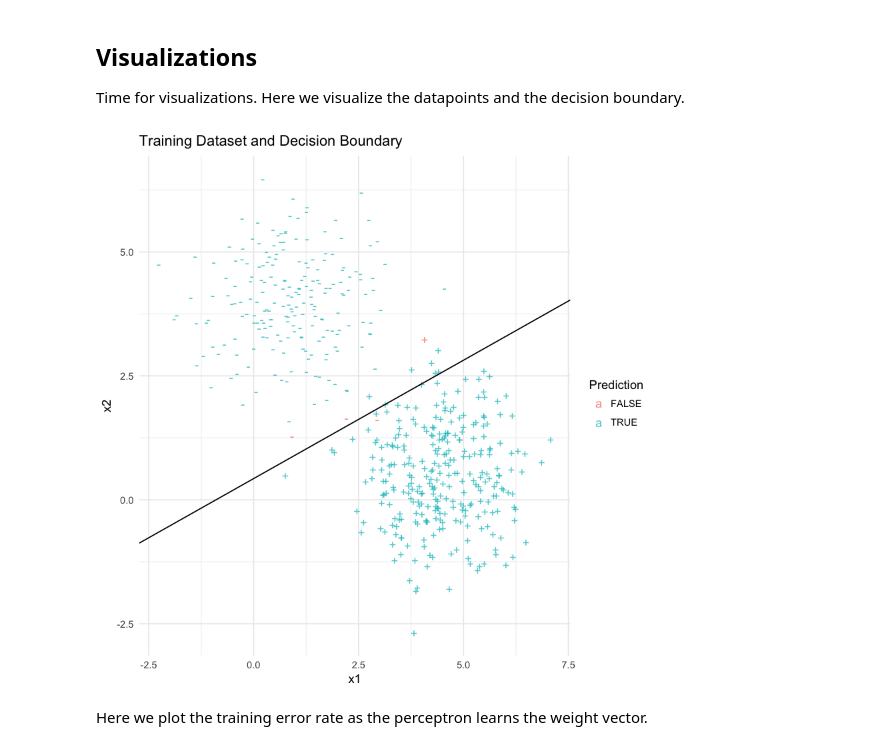
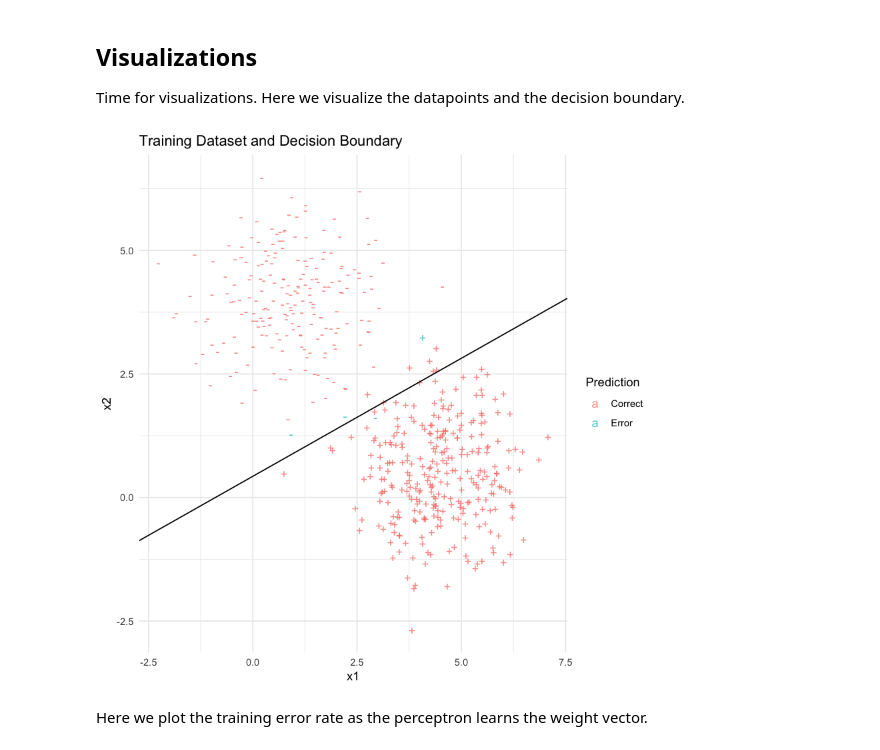
Before and after one commit to cxie0001trevor/R_playground, a Jupyter notebook: FIT5201/wk5-6/Activity.3.1.ipynb, the cells around one changed output. Cells and saved outputs as stored; diff of their text form; code cells hidden in the pictures.

```diff
--- a/FIT5201/wk5-6/Activity.3.1.ipynb
+++ b/FIT5201/wk5-6/Activity.3.1.ipynb
@@ -23,14 +23,15 @@ mu0 <- c(4.5, 0.5)
 mu1 <- c(1.0, 4.0)
 
 # Model the probability
-p0 <- 0.60
-p1 <- 1 - p0
+p0 <- 0.60; p1 <- 1 - p0
 
-# shared covariance matrix
+# covariance matrix
 sigma <- matrix(c(1, 0, 0, 1), nrow=2, ncol=2, byrow = TRUE)
+# share
 sigma0 <- sigma
 sigma1 <- sigma
-### an examle of nonshared covariance matrices
+
+# an examle of nonshared covariance matrices (QDA?)
 #sigma0 <- matrix(c(0.2, 0.2, 0.2, 0.2), nrow=2, ncol=2, byrow = TRUE)
 #sigma1 <- matrix(c(1, 0, 0, 1), nrow=2, ncol=2, byrow = TRUE)
 # %% [markdown]
@@ -120,13 +136,21 @@ eta <- 0.01 # Learning rate
 epsilon <- 0.001 # Stoping criterion
 tau.max <- 100 # Maximum number of iterations
 
-T <- ifelse(train.label == c0, eval(parse(text=c0)), eval(parse(text=c1))) # Convention for class labels
+# Convention for class labels:
+# c0 = '+1' -> eval(parse(text=c0)) -> 1
+T <- ifelse(train.label == c0, eval(parse(text=c0)), eval(parse(text=c1)))
 
-W <- matrix(,nrow=tau.max, ncol=ncol(Phi)) # Empty Weight vector
-W[1,] <- runif(ncol(Phi)) # Random initial values for weight vector
+# Empty Weight vector
+W <- matrix(,nrow=tau.max, ncol=ncol(Phi))
+# Randomly generate initial values for weight vector
+# Note: Perceptron is sensitive to initial value
+W[1,] <- runif(ncol(Phi))
 
-error.trace <- matrix(0,nrow=tau.max, ncol=1) # Placeholder for errors
-error.trace[1] <- sum((Phi%*%W[1,])*T<0)/train.len*100 # record error for initial weights
+# Placeholder for errors
+error.trace <- matrix(0,nrow=tau.max, ncol=1)
+
+# record error for initial weights
+error.trace[1] <- 100 * sum((Phi%*%W[1,])*T<0) / train.len
 
 tau <- 1 # iteration counter
 terminate <- FALSE # termination status
@@ -160,10 +184,15 @@ while(!terminate){
 
     # decrease eta:
     eta = eta * 0.99
+
     # recalculate termination conditions
-    terminate <- tau >= tau.max |
-        abs(sum((Phi%*%W[tau,])*T<0)/train.len - sum((Phi%*%W[tau-1,])*T<0)/train.len) <= epsilon
+    current_expect_error = sum((Phi%*%W[tau,])*T<0)/train.len
+    last_expect_error = sum((Phi%*%W[tau-1,])*T<0)/train.len
+    expect_error_diff = abs(current_expect_error-last_expect_error)
 
+    cond1 <- tau >= tau.max
+    cond2 <- (expect_error_diff <= epsilon)
+    terminate <- cond1 | cond2
 }
 W <- W[1:tau,] # cut the empty part of the matrix (when the loop stops before tau == tau.max)
 # %% [markdown]
@@ -181,14 +210,15 @@ Time for visualizations. Here we visualize the datapoints and the decision bound
 # %%
 # Visualizations
 ## Ploting the decision boundary
-ggplot(data=as.data.frame(Phi), aes(x=x1, y=x2, label=ifelse(T!=c1, '+', '-'), color=factor(Phi%*%W[tau,]*T>0))) +
+pred <- ifelse(Phi%*%w*T>0, 'Correct', 'Error')
+ggplot(data=as.data.frame(Phi), aes(x=x1, y=x2, label=ifelse(T!=c1, '+', '-'), color=factor(pred))) +
     geom_text(alpha=0.75) +
     scale_color_discrete(guide = guide_legend(title = 'Prediction'))+
     geom_abline(intercept=w[1], slope=-w[2]/w[3]) +
     ggtitle('Training Dataset and Decision Boundary') +
     theme_minimal()
 # %% [output]
-[figure, old version]
+[figure, new version]
 # %% [markdown]
 Here we plot the training error rate as the perceptron learns the weight vector.
 # %%
```
Also changed, not shown: parts of 8 cells of this notebook, 36 other files.
